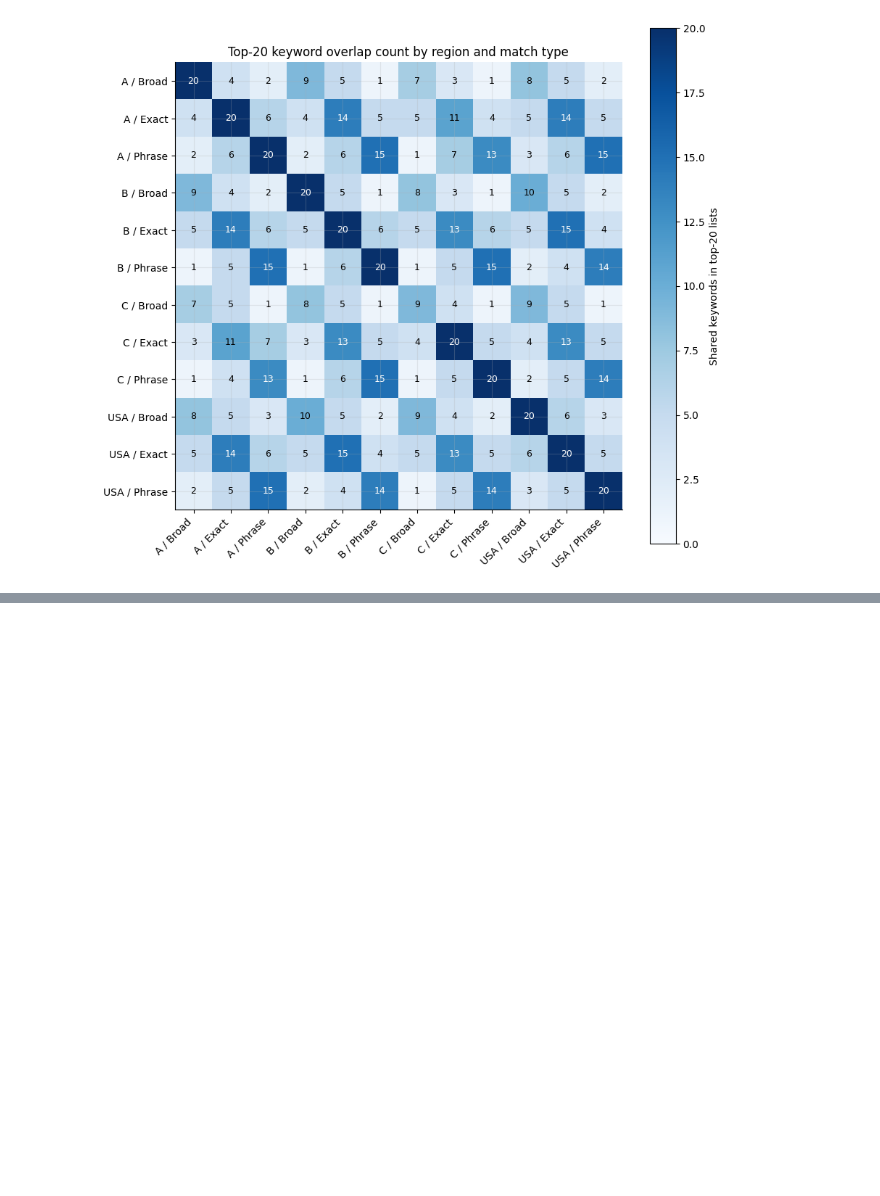
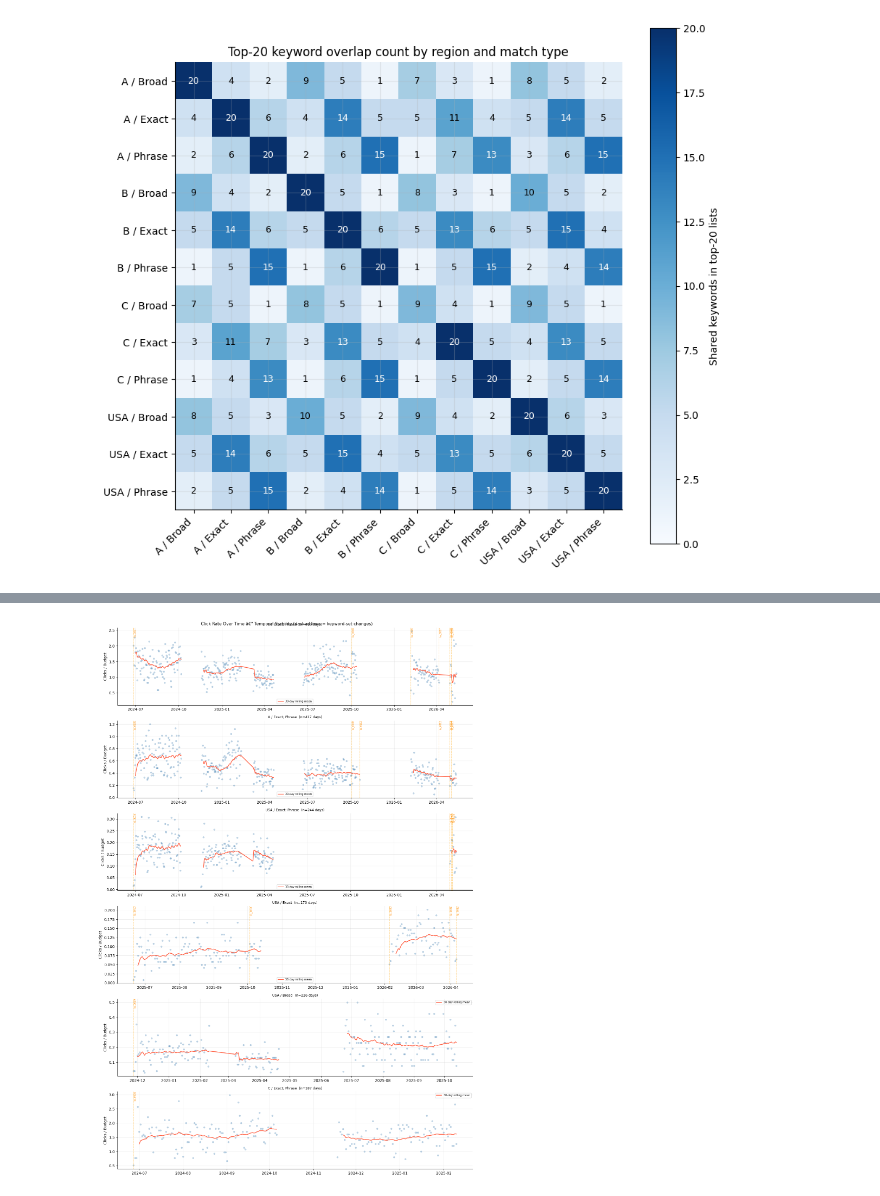
Before and after one commit to josephine-situ/ad_opt_v2, a Jupyter notebook: eda_clicks_budget_keywords.ipynb, the cells around one changed output, grey strips where cells are left out. Cells and saved outputs as stored; diff of their text form; code cells hidden in the pictures; blank space fills up the shorter version.

```diff
--- a/eda_clicks_budget_keywords.ipynb
+++ b/eda_clicks_budget_keywords.ipynb
@@ -463,5 +723,6 @@ Overlap across regions within the same match type
 # %%
-overlap_matrix = pd.DataFrame(index=[f"{k[0]} / {k[1]}" for k in sorted(top_sets)], columns=[f"{k[0]} / {k[1]}" for k in sorted(top_sets)], dtype=float)
+labels = [f"{k[0]} / {k[1]}" for k in sorted(top_sets)]
+overlap_matrix = pd.DataFrame(index=labels, columns=labels, dtype=float)
 
 for key_a in sorted(top_sets):
     for key_b in sorted(top_sets):
@@ -471,10 +732,10 @@ display(overlap_matrix.astype(int))
 
 fig, ax = plt.subplots(figsize=(9, 8))
 im = ax.imshow(overlap_matrix.values.astype(float), cmap="Blues", vmin=0, vmax=20)
-ax.set_xticks(range(len(overlap_matrix.columns)))
-ax.set_xticklabels(overlap_matrix.columns, rotation=45, ha="right")
-ax.set_yticks(range(len(overlap_matrix.index)))
-ax.set_yticklabels(overlap_matrix.index)
+ax.set_xticks(range(len(labels)))
+ax.set_xticklabels(labels, rotation=45, ha="right")
+ax.set_yticks(range(len(labels)))
+ax.set_yticklabels(labels)
 ax.set_title("Top-20 keyword overlap count by region and match type")
 
 for i in range(overlap_matrix.shape[0]):
@@ -482,8 +743,7 @@ for i in range(overlap_matrix.shape[0]):
         value = int(overlap_matrix.iloc[i, j])
         ax.text(j, i, value, ha="center", va="center", color="black" if value < 12 else "white", fontsize=9)
 
-cbar = fig.colorbar(im, ax=ax)
-cbar.set_label("Shared keywords in top-20 lists")
+fig.colorbar(im, ax=ax, label="Shared keywords in top-20 lists")
 fig.tight_layout()
 plt.show()
 # %% [output]
@@ -510,0 +907,43 @@ plt.show()
+# %%
+# Join campaign_version â†’ keyword_set_id so we can annotate version transitions
+cv_to_ks = campaign_summary.set_index("campaign_version")["keyword_set_id"].to_dict()
+campaign_day_ts = campaign_day.copy()
+campaign_day_ts["keyword_set_id"] = campaign_day_ts["campaign_version"].map(cv_to_ks)
+campaign_day_ts["click_rate"] = campaign_day_ts["clicks"] / campaign_day_ts["daily_budget"]
+
+fig, axes = plt.subplots(len(rich_segs), 1, figsize=(14, 3.5 * len(rich_segs)), sharex=False)
+if len(rich_segs) == 1:
+    axes = [axes]
+
+for ax, (region, mt) in zip(axes, rich_segs):
+    sub = campaign_day_ts[
+        (campaign_day_ts["region"] == region) & (campaign_day_ts["match_types"] == mt)
+    ].copy().sort_values("date")
+
+    ax.scatter(sub["date"], sub["click_rate"], alpha=0.3, s=15, color="steelblue", zorder=2)
+
+    # 30-day rolling mean
+    roll = sub.set_index("date")["click_rate"].rolling("30D", min_periods=5).mean()
+    ax.plot(roll.index, roll.values, color="tomato", lw=1.8, label="30-day rolling mean", zorder=3)
+
+    # Mark keyword-set / campaign-version transitions
+    transitions = (
+        sub.groupby("keyword_set_id")["date"].min()
+        .sort_values()
+        .reset_index()
+    )
+    for _, row in transitions.iterrows():
+        ax.axvline(row["date"], color="orange", lw=0.8, ls="--", alpha=0.7)
+        ax.text(row["date"], ax.get_ylim()[1] if ax.get_ylim()[1] > 0 else 1,
+                row["keyword_set_id"], fontsize=6, rotation=90, va="top", color="darkorange")
+
+    ax.set_title(f"{region} / {mt}  (n={len(sub)} days)", fontsize=9)
+    ax.set_ylabel("Clicks / Budget")
+    ax.legend(fontsize=7)
+
+fig.suptitle("Click Rate Over Time â€” Temporal Stability (dashed lines = keyword-set changes)", fontsize=11)
+plt.tight_layout()
+plt.savefig("figures/temporal-stability.png", dpi=150, bbox_inches="tight")
+plt.show()
+# %% [output]
+[figure, added]
```
Also changed, not shown: parts of 47 cells of this notebook, 16 other files.
